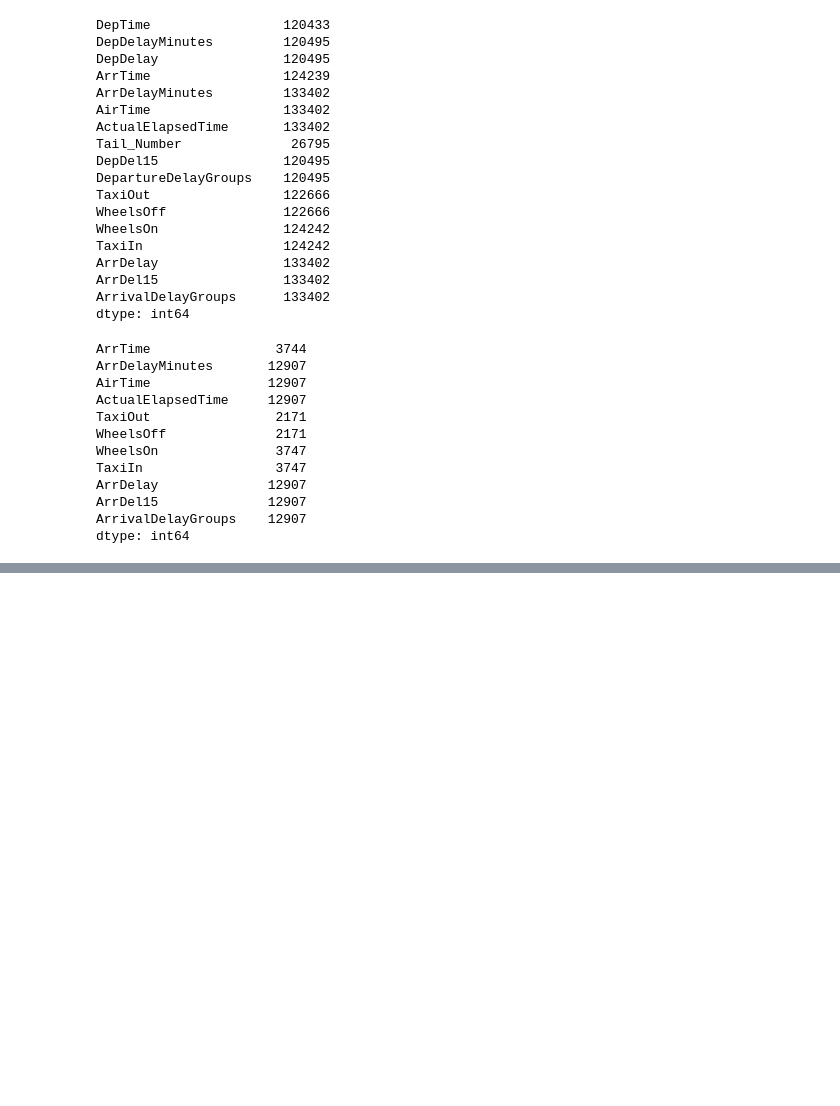
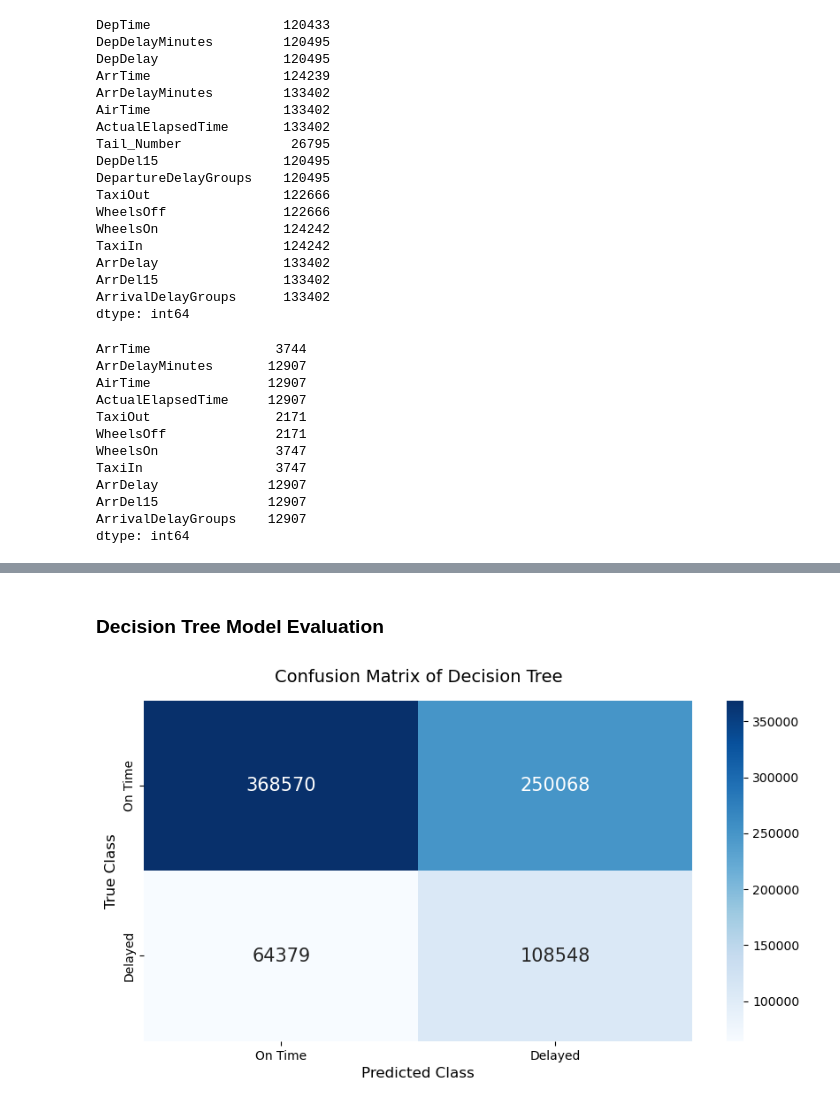
Before and after one commit to WeiYee03/flight-status-prediction, a Jupyter notebook: FlightStatusPrediction.ipynb, the cells around one changed output, grey strips where cells are left out. Saved outputs shown, nothing was run; the diff lists cells and outputs as text; code cells hidden in the pictures; blank space fills up the shorter version.

```diff
--- a/FlightStatusPrediction.ipynb
+++ b/FlightStatusPrediction.ipynb
@@ -529,0 +577,14 @@ x_test_processed = preprocessor.transform(x_test)
+# %% [markdown]
+### Decision Tree Model Evaluation
+# %%
+# show the confusion matrix
+y_pred = model_2.predict(x_test_processed)
+cm2 = confusion_matrix(y_test, y_pred)
+plt.figure(figsize=(10, 5))
+sns.heatmap(cm2, annot=True, fmt='d', annot_kws={"size": 15}, cmap='Blues', xticklabels=classes, yticklabels=classes)
+plt.xlabel('Predicted Class', fontsize=12)
+plt.ylabel('True Class', fontsize=12)
+plt.title('Confusion Matrix of Decision Tree', fontsize=14, pad=15)
+plt.show()
+# %% [output]
+[figure, added]
```
Also changed, not shown: parts of 15 cells of this notebook.
